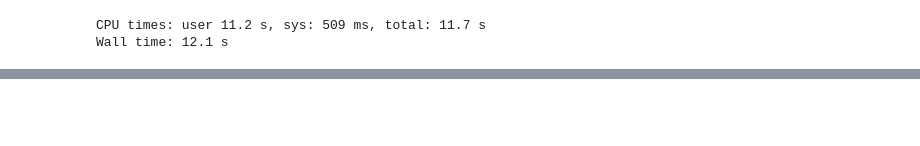
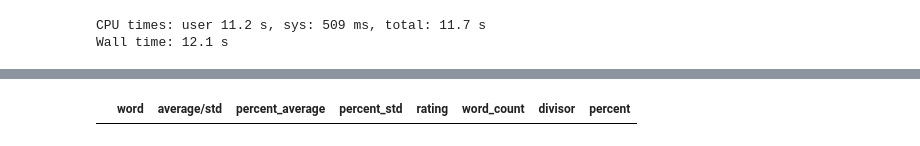
Before and after one commit to matthewgiem/boardgame_sentiment_analysis, a Jupyter notebook: Term Frequency.ipynb, the cells around one changed output, grey strips where cells are left out. Saved outputs shown, nothing was run; the diff lists cells and outputs as text; code cells hidden in the pictures; blank space fills up the shorter version.

Commit message:
still working on createing a data base. need to fix when it errors on a word

```diff
--- a/Term Frequency.ipynb
+++ b/Term Frequency.ipynb
@@ -319,0 +502,2 @@ Wall time: 12.1 s
+# %%
+predictive = []
@@ -319,0 +587,37 @@ Wall time: 12.1 s
+# %%
+%%time
+def make_report(w,z):
+    labels = ['word', 'average/std', 'percent_average', 'percent_std', 'rating', 'word_count', 'divisor', 'percent']
+    to_return = pd.DataFrame(columns=labels)
+    error = []
+    for word in dict_list[int(w):int(z)]:
+        print(word)
+        try:
+            to_append = []
+            std = 0
+            average = 0
+            for y in range(1,11):
+                print(y)
+                number = dict()
+                testing_df.loc[testing_df.rating == y].comment.apply(word_count, word=word, number=number)
+                divisor = testing_df.loc[df.rating == y].comment.count()
+                percent = number[word[0]]/divisor
+                to_append.append([word[0], None, None, None, y, number[word[0]], divisor, percent])
+#             print(to_append)
+            for_array = []
+            for value in to_append:
+                for_array.append(value[7])
+            x = np.array(for_array)
+            array1 = [[word[0], (np.sum(x)/10)/(np.std(x)), np.sum(x)/10, np.std(x), None, None, None, None]]
+            for x in to_append:
+                array1.append(x)
+            inbetween_df = pd.DataFrame.from_records(array1, columns=labels)
+#             print('not working')
+#             print(inbetween_df.head())
+            print(to_return.head())
+            to_return = pd.concat([to_return, inbetween_df])
+#             print('inside')
+        except KeyError:
+            error.append(word[0])
+            continue
+    return to_return, error
@@ -319,0 +627,4 @@ Wall time: 12.1 s
+# %%
+%%time
+counter = 0
+tupple = make_report(0,100)
@@ -319,0 +649,4 @@ Wall time: 12.1 s
+# %%
+tupple[0]
+# %% [output]
+|  | word | average/std | percent_average | percent_std | rating | word_count | divisor | percent |
```
Also changed, not shown: parts of 46 cells of this notebook, 1 other file.
